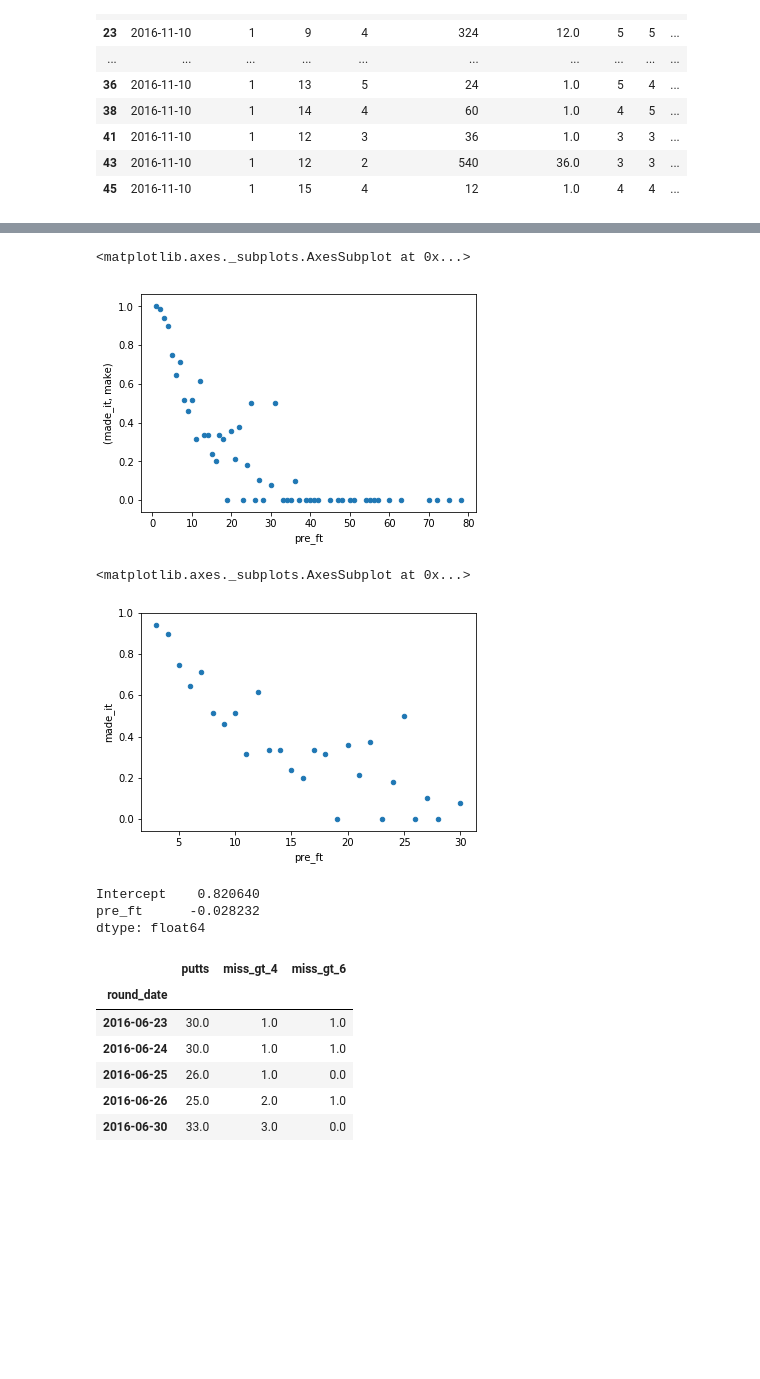
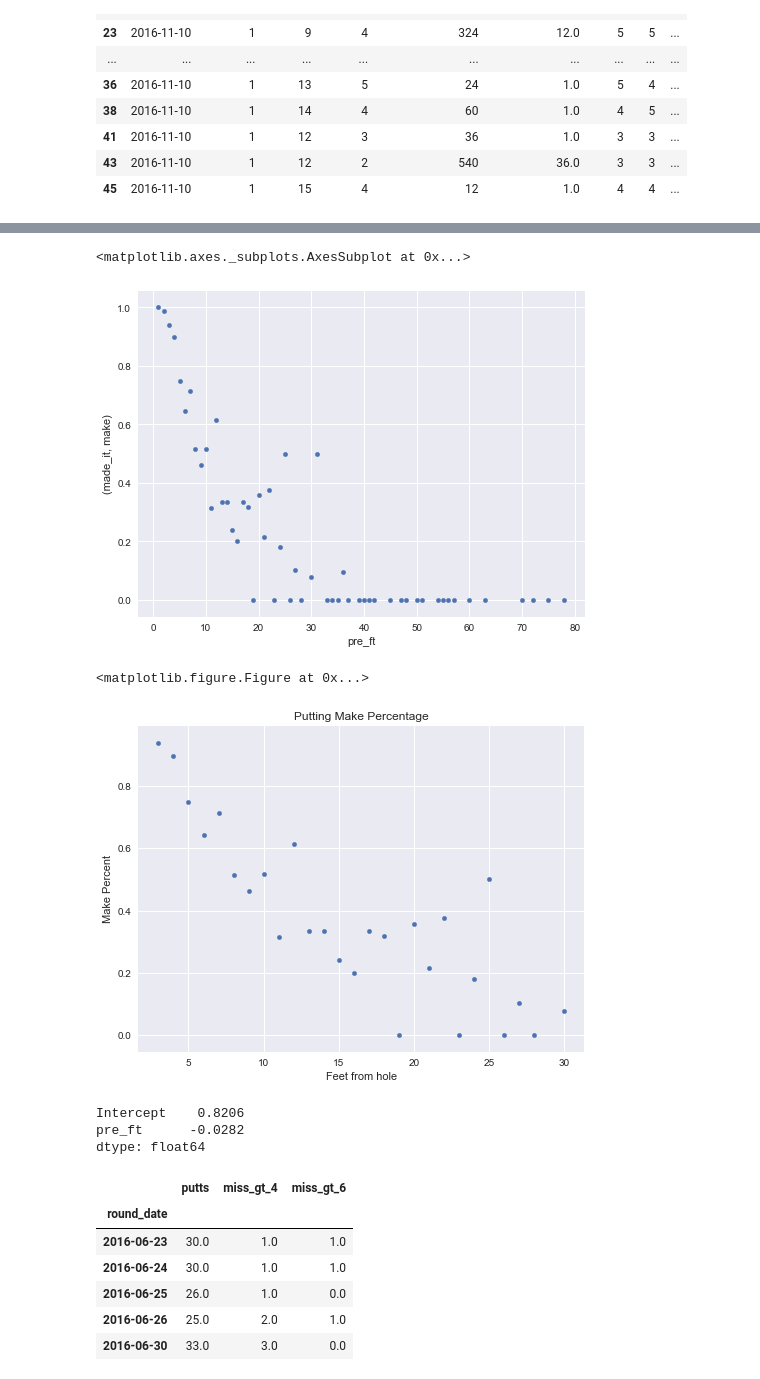
Before and after one commit to brendansudol/golf-moneyball, a Jupyter notebook: notebooks/horsey.ipynb, the cells around one changed output, grey strips where cells are left out. Saved outputs shown, nothing was run; the diff lists cells and outputs as text; code cells hidden in the pictures; blank space fills up the shorter version.

```diff
--- a/notebooks/horsey.ipynb
+++ b/notebooks/horsey.ipynb
@@ -8,4 +10,11 @@ import pandas as pd
 import statsmodels.formula.api as smf
+# %%
+pd.set_option('display.width', 500)
+pd.set_option('display.max_columns', 40)
+pd.set_option('display.precision', 4)
+
+sns.set_style("darkgrid")
+sns.set_context(rc={"figure.figsize": (8, 6)})
 # %%
 horsey = pd.read_csv('../data/horsey.csv', parse_dates=['round_date'])
 # %%
@@ -161,26 +169,30 @@ putt_stats[:20]
 putt_stats.plot(kind='scatter', x='pre_ft', y=('made_it', 'make'))
 # %% [output]
 <matplotlib.axes._subplots.AxesSubplot at 0x...>
-[figure, old version]
+[figure, new version]
 # %%
 # focus on 2-30 foot range
 
 putts_2to30 = putts.query('pre_ft > 2 & pre_ft <= 30').groupby('pre_ft') \
     .agg({ 'made_it': lambda x: sum(x) / len(x) }) \
     .reset_index()
 
-putts_2to30.plot(kind='scatter', x='pre_ft', y='made_it')
+plt.figure()
+putts_2to30.plot(kind='scatter', x='pre_ft', y='made_it', title='Putting Make Percentage')
+plt.xlabel('Feet from hole')
+plt.ylabel('Make Percent')
+plt.show()
 # %% [output]
-<matplotlib.axes._subplots.AxesSubplot at 0x...>
+<matplotlib.figure.Figure at 0x...>
-[figure, old version]
+[figure, new version]
 # %%
 # compute linear regression
 
-res = smf.ols(formula='made_it ~ pre_ft', data=putts_upto30).fit()
+res = smf.ols(formula='made_it ~ pre_ft', data=putts_2to30).fit()
 res.params
 # %% [output]
-Intercept    0.820640
-pre_ft      -0.028232
+Intercept    0.8206
+pre_ft      -0.0282
 dtype: float64
 # %%
 # bad putts (i.e., missed by more than 4, 6 feet)
```
Also changed, not shown: parts of 22 cells of this notebook, 2 other files.
